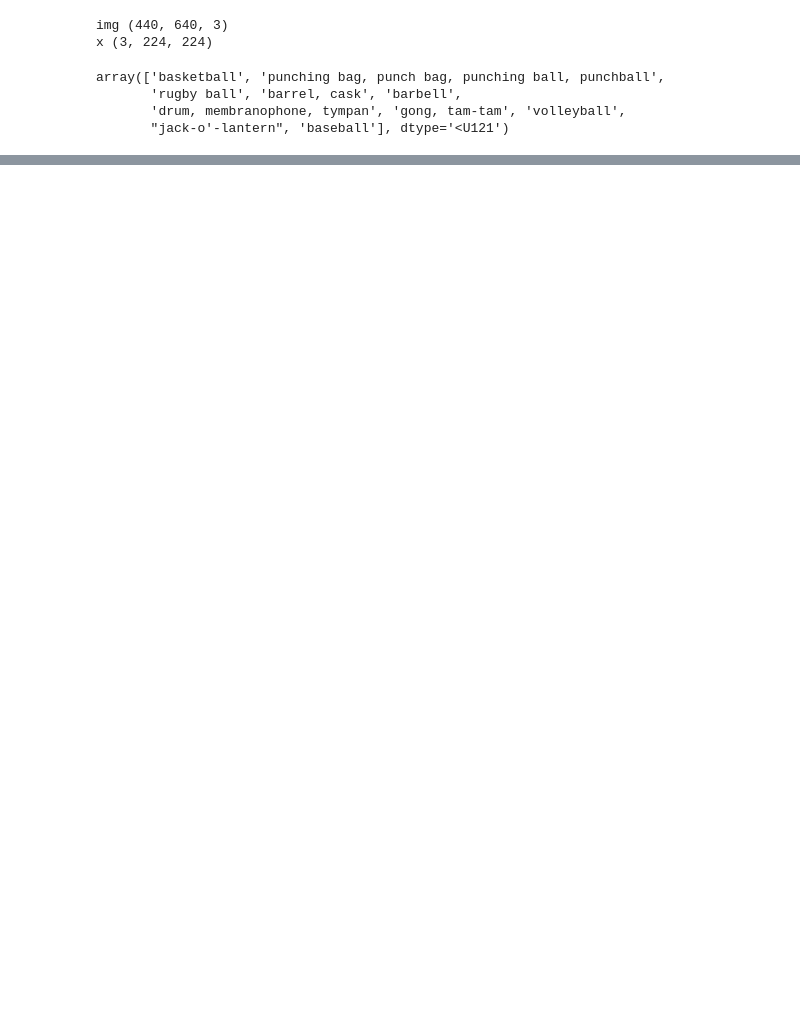
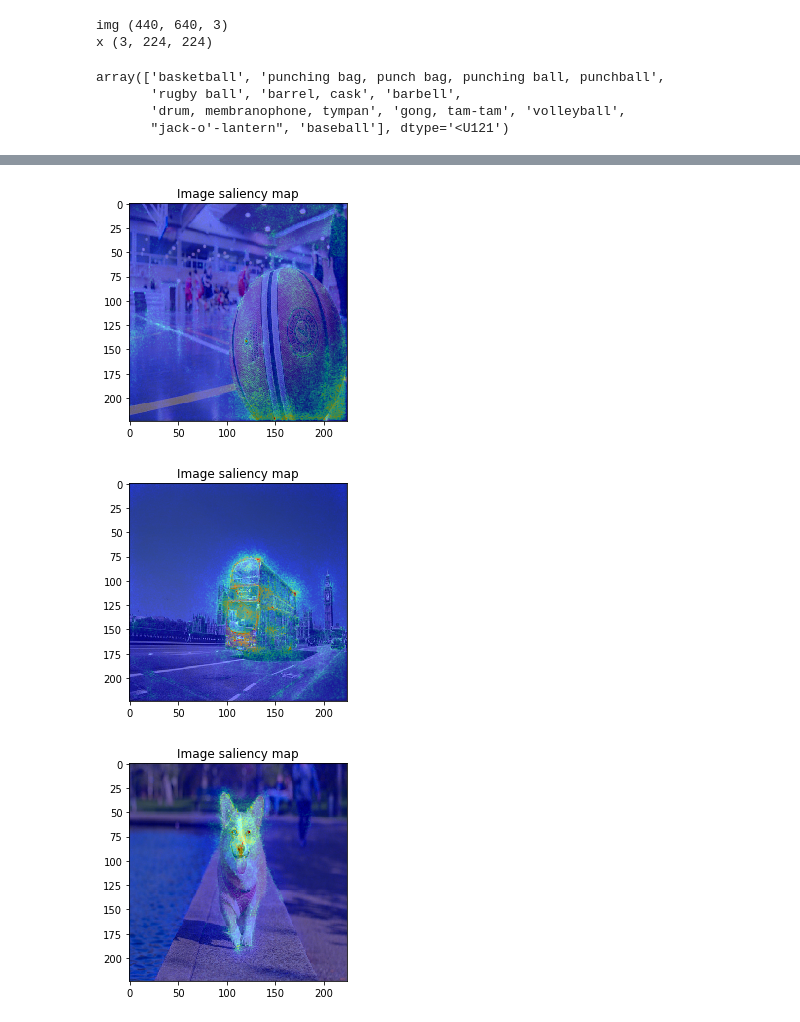
Before and after one commit to corochann/chainer-saliency, a Jupyter notebook: examples/image/visualize-saliency-image.ipynb, the cells around one changed output, grey strips where cells are left out. Saved outputs shown, nothing was run; the diff lists cells and outputs as text; code cells hidden in the pictures; blank space fills up the shorter version.

```diff
--- a/examples/image/visualize-saliency-image.ipynb
+++ b/examples/image/visualize-saliency-image.ipynb
@@ -271,0 +264,9 @@ visualizer.visualize(saliency_vanilla_mean, feature_names=iris.feature_names, nu
+# %%
+for index in range(len(saliency_vanilla)):
+    image = imgs[index].resize(saliency_bayes_smooth[index].shape)
+    # visualizer.visualize(saliency_bayes_smooth[index], image, show_colorbar=False)
+    visualizer.visualize(saliency_bayes_smooth[index], image, show_colorbar=False, save_filepath='results/{:03}_bayes_smooth.png'.format(index))
+# %% [output]
+[figure, added]
+[figure, added]
+[figure, added]
```
Also changed, not shown: parts of 37 cells of this notebook, 2 other files.
